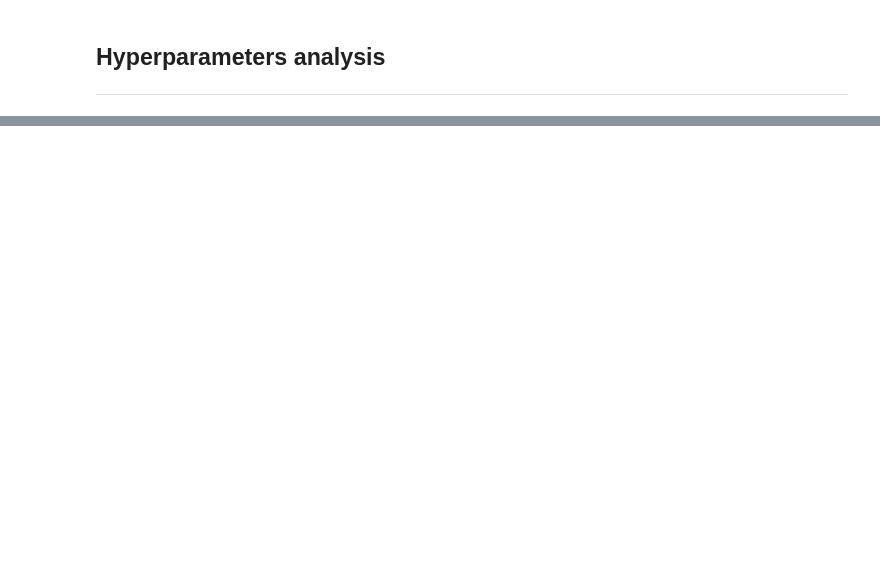
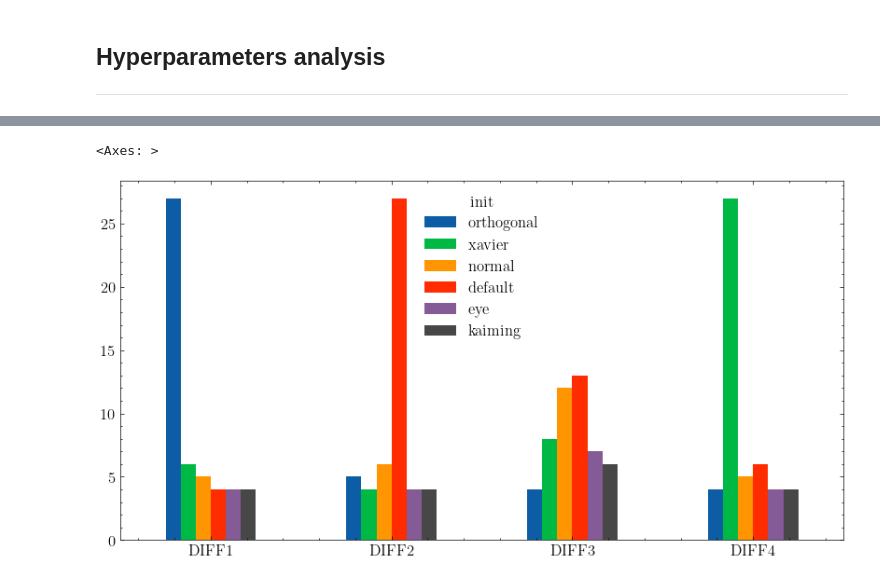
Before and after one commit to DaniilLaptev/pinns, a Jupyter notebook: code/diffusion.ipynb, the cells around one changed output, grey strips where cells are left out. Saved outputs shown, nothing was run; the diff lists cells and outputs as text; code cells hidden in the pictures; blank space fills up the shorter version.

```diff
--- a/code/diffusion.ipynb
+++ b/code/diffusion.ipynb
@@ -428,0 +447,11 @@ for df in [diff1, diff2]:
+# %%
+init_df = pd.DataFrame(
+    [diff1['init'].value_counts(), diff2['init'].value_counts(),
+     diff3['init'].value_counts(), diff4['init'].value_counts()],
+    index=['DIFF1', 'DIFF2', 'DIFF3', 'DIFF4']
+)
+# %%
+init_df.plot.bar(figsize=(10, 5), rot=0)
+# %% [output]
+<Axes: >
+[figure, added]
```
Also changed, not shown: parts of 12 cells of this notebook, 5 other files.
